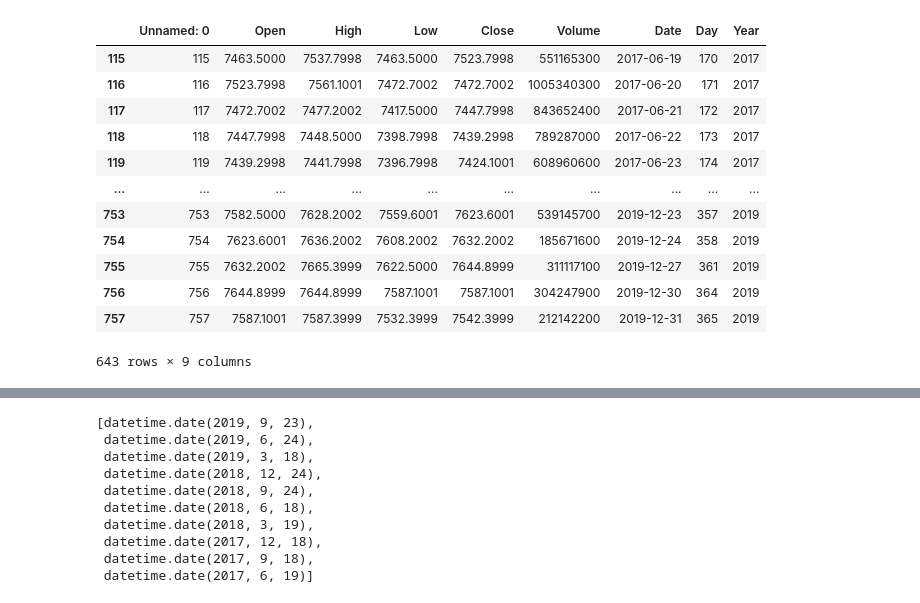
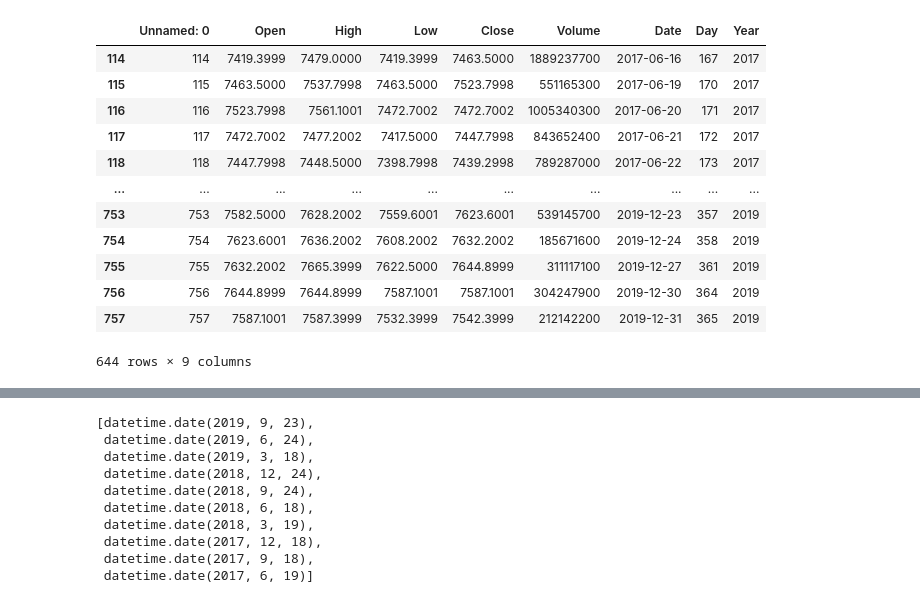
Before and after one commit to wmow/bloombergMDM, a Jupyter notebook: getIndexDivisor.ipynb, the cells around one changed output, grey strips where cells are left out. Saved outputs shown, nothing was run; the diff lists cells and outputs as text; code cells hidden in the pictures.

```diff
--- a/getIndexDivisor.ipynb
+++ b/getIndexDivisor.ipynb
@@ -9,27 +9,27 @@ warnings.simplefilter(action='ignore', category=FutureWarning)
 # %%
 freeFloats = pd.read_csv(r'extraCompanyDataFinal/freeFloatBuffered.csv')
 sharesOutstanding = pd.read_csv(r'extraCompanyDataFinal/outSharesBuffered.csv')
 
 FTSE = pd.read_csv(r'FTSE17-20.csv')
 FTSE['Date'] = pd.to_datetime(FTSE['Date'])
-FTSE=FTSE[FTSE['Date'] > datetime.strptime('Jun 18, 2017', '%b %d, %Y').date()]
+FTSE=FTSE[FTSE['Date'] > datetime.strptime('Jun 15, 2017', '%b %d, %Y').date()]
 FTSE=FTSE[FTSE['Date'] < datetime.strptime('Jan 01, 2020', '%b %d, %Y').date()]
 FTSEStocksEachQuarter = pd.read_csv(r'FTSEStocksEachQuarter.csv')
 FTSE
 # %% [output]
 |  | Unnamed: 0 | Open | High | Low | Close | Volume | Date | Day | Year |
+| 114 | 114 | 7419.3999 | 7479.0000 | 7419.3999 | 7463.5000 | 1889237700 | 2017-06-16 | 167 | 2017 |
 | 115 | 115 | 7463.5000 | 7537.7998 | 7463.5000 | 7523.7998 | 551165300 | 2017-06-19 | 170 | 2017 |
 | 116 | 116 | 7523.7998 | 7561.1001 | 7472.7002 | 7472.7002 | 1005340300 | 2017-06-20 | 171 | 2017 |
 | 117 | 117 | 7472.7002 | 7477.2002 | 7417.5000 | 7447.7998 | 843652400 | 2017-06-21 | 172 | 2017 |
 | 118 | 118 | 7447.7998 | 7448.5000 | 7398.7998 | 7439.2998 | 789287000 | 2017-06-22 | 173 | 2017 |
-| 119 | 119 | 7439.2998 | 7441.7998 | 7396.7998 | 7424.1001 | 608960600 | 2017-06-23 | 174 | 2017 |
 | ... | ... | ... | ... | ... | ... | ... | ... | ... | ... |
 | 753 | 753 | 7582.5000 | 7628.2002 | 7559.6001 | 7623.6001 | 539145700 | 2019-12-23 | 357 | 2019 |
 | 754 | 754 | 7623.6001 | 7636.2002 | 7608.2002 | 7632.2002 | 185671600 | 2019-12-24 | 358 | 2019 |
 | 755 | 755 | 7632.2002 | 7665.3999 | 7622.5000 | 7644.8999 | 311117100 | 2019-12-27 | 361 | 2019 |
 | 756 | 756 | 7644.8999 | 7644.8999 | 7587.1001 | 7587.1001 | 304247900 | 2019-12-30 | 364 | 2019 |
 | 757 | 757 | 7587.1001 | 7587.3999 | 7532.3999 | 7542.3999 | 212142200 | 2019-12-31 | 365 | 2019 |
-643 rows × 9 columns
+644 rows × 9 columns
 # %%
 #freeFloats['AAL'][0]
 #print(freeFloats.head())
```
Also changed, not shown: parts of 25 cells of this notebook, 6 other files.
